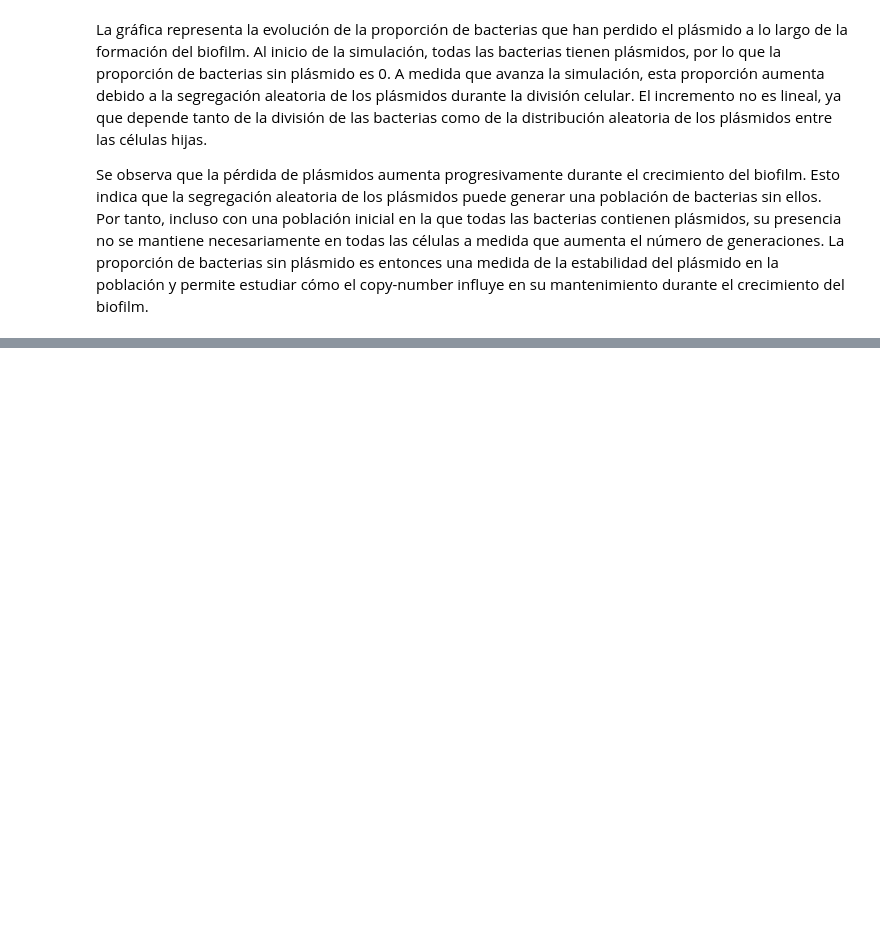
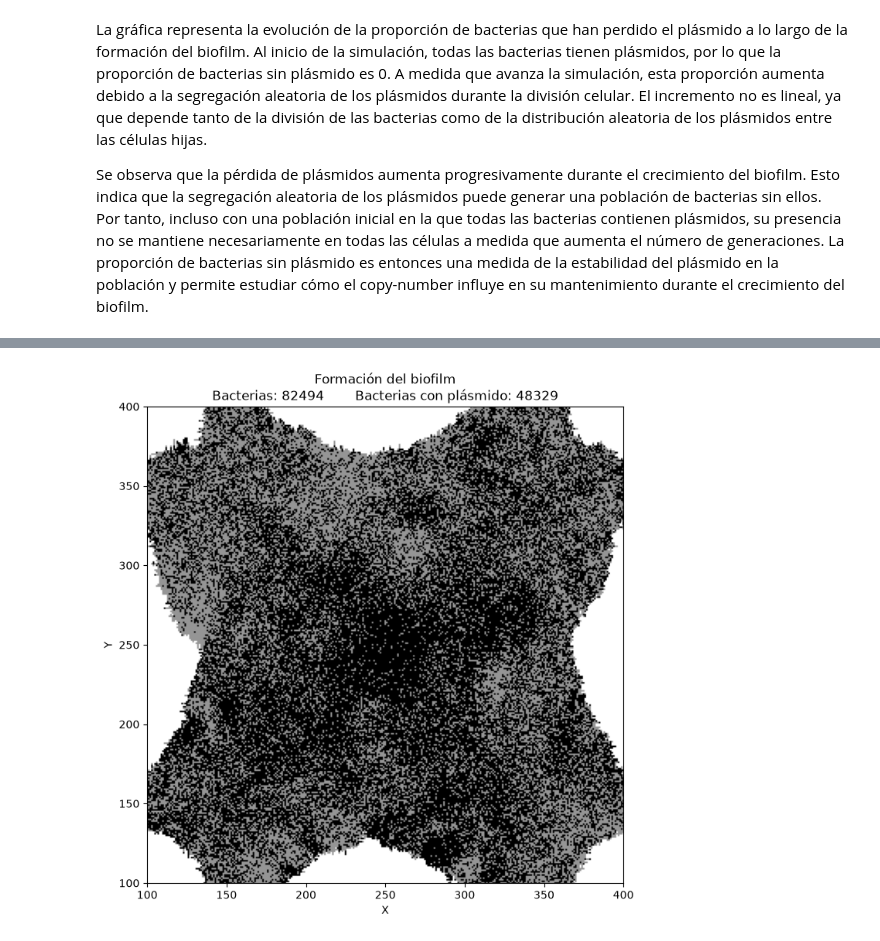
Before and after one commit to ElenaAndreu/Biofilm, a Jupyter notebook: biofilm.ipynb, the cells around one changed output, grey strips where cells are left out. Cells and saved outputs as stored; diff of their text form; code cells hidden in the pictures; blank space fills up the shorter version.

```diff
--- a/biofilm.ipynb
+++ b/biofilm.ipynb
@@ -2314,0 +1419,29 @@ plt.show()
+# %%
+plasmid_plot = np.zeros((l, l), dtype=int)
+
+for i in range(n_bacteria):
+    x = positions[i, 0]
+    y = positions[i, 1]
+
+    if plasmid_count[i] == 0:
+        plasmid_plot[x, y] = 1
+    else:
+        plasmid_plot[x, y] = 2
+
+plt.figure(figsize=(8, 8))
+
+
+plt.imshow(plasmid_plot, origin="lower", cmap="Greys", vmin=0, vmax=2)
+
+plt.xlim(center - 150, center + 150)
+plt.ylim(center - 150, center + 150)
+
+plt.title(f"Formación del biofilm\n"
+          f"Bacterias: {n_bacteria}        "
+          f"Bacterias con plásmido: {np.sum(plasmid_count[:n_bacteria] > 0)}")
+
+plt.xlabel("X")
+plt.ylabel("Y")
+plt.show()
+# %% [output]
+[figure, added]
```
Also changed, not shown: parts of 47 cells of this notebook.
